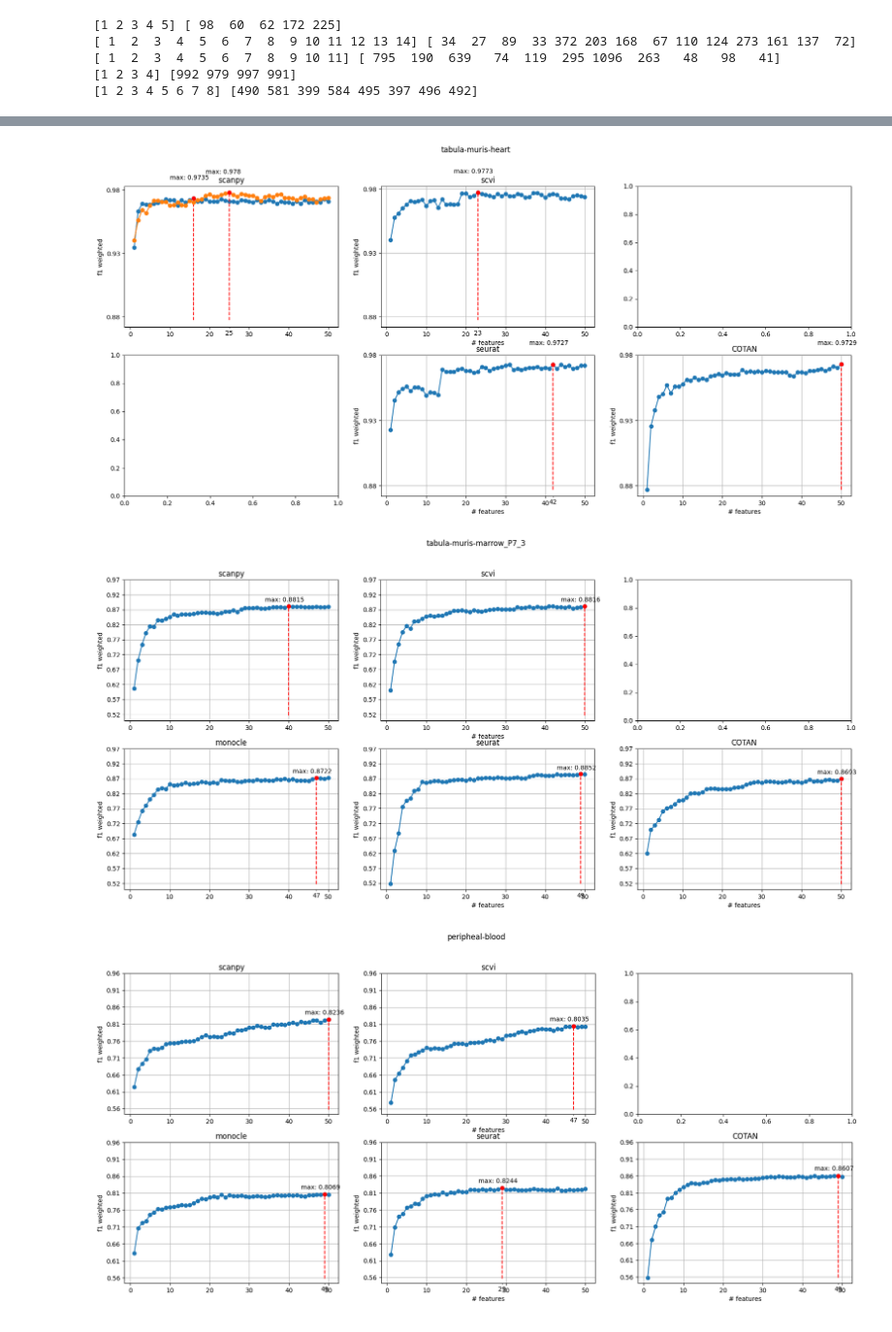
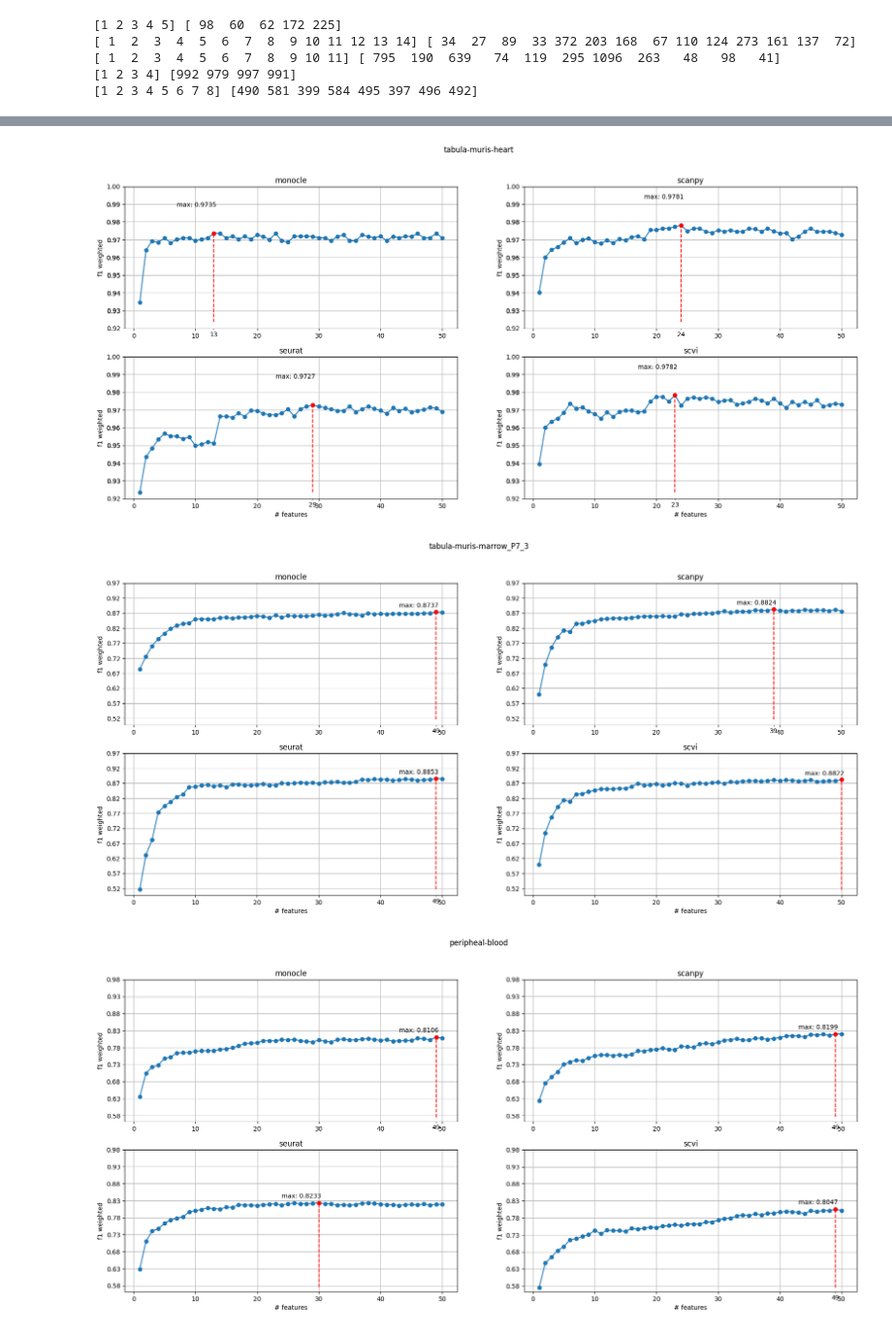
Before and after one commit to arcotan/single-cell-data-analysis, a Jupyter notebook: classifier/classifier.ipynb, the cells around one changed output, grey strips where cells are left out. Shown: that part at 97% size. Cells and saved outputs as stored; diff of their text form; code cells hidden in the pictures.

Commit message:
Revert "All datasets done"
This reverts commit b40c8efa5b248a50d1c1a7c2b059561c8ee21fc4.

```diff
--- a/classifier/classifier.ipynb
+++ b/classifier/classifier.ipynb
@@ -210,14 +210,14 @@ import pickle, os
 scores = {}
 for dataset in datasets:
     print('Started {}'.format(dataset), file=sys.stderr)
-    if os.path.exists(scores_path[dataset]) and not force:
+    if os.path.exists(scores_path[dataset]):
         print('Loading scores for {}'.format(dataset), file=sys.stderr)
         with open(scores_path[dataset], 'rb') as handle:
             scores[dataset] = pickle.load(handle)
     else:
         print('Computing scores for {}'.format(dataset), file=sys.stderr)
         scores2 = {}
-        scores3 = Parallel(n_jobs=len(tools[dataset]), prefer='threads')(delayed(process)(dataset, tool) for tool in tools[dataset])
+        scores3 = Parallel(n_jobs=len(tools[dataset]))(delayed(process)(dataset, tool) for tool in tools[dataset])
         for i, el in enumerate(scores3):
             scores2[list(el.keys())[0]] = el[list(el.keys())[0]]
         scores[dataset] = scores2
@@ -228,9 +228,9 @@ for dataset in datasets:
                     sumForI += (scores[dataset][tool][cluster]['scores'][i-1] * counts[dataset][j])
                 if tool not in scores[dataset]:
                     scores[dataset][tool] = {}
-                if 'mean' not in scores[dataset][tool]:
-                    scores[dataset][tool]['mean'] = []
-                scores[dataset][tool]['mean'].append(sumForI/np.sum(counts[dataset]))
+                if 'TotalMean' not in scores[dataset][tool]:
+                    scores[dataset][tool]['TotalMean'] = []
+                scores[dataset][tool]['TotalMean'].append(sumForI/np.sum(counts[dataset]))
         with open(scores_path[dataset], 'wb') as handle:
             pickle.dump(scores[dataset], handle, protocol=pickle.HIGHEST_PROTOCOL)
 # %% [output]
@@ -254,45 +254,44 @@ Loading scores for zheng-8
 # %%
 for dataset in datasets:
-    fig, ax = plt.subplots(2, 3, figsize=(21, 9))
+    fig, ax = plt.subplots(2, 2, figsize=(21, 9))
     fig.suptitle(dataset)
     # min value for the dataset
-    min_val = np.min([np.min(scores[dataset][tool]['mean']) for tool in tools[dataset]])
-    max_val = np.max([np.max(scores[dataset][tool]['mean']) for tool in tools[dataset]])
-    for j, tool in enumerate(tools[dataset]):
-        i = 1-j%2 if i < 5 else 2
-        max_i = np.argmax(scores[dataset][tool]['mean'])
-        second_max = np.argsort(scores[dataset][tool]['mean'])[-2]
+    min_val = np.min([np.min(scores[dataset][tool]['TotalMean']) for tool in tools[dataset]])
+    max_val = np.max([np.max(scores[dataset][tool]['TotalMean']) for tool in tools[dataset]])
+    for i, tool in enumerate(tools[dataset]):
+        max_i = np.argmax(scores[dataset][tool]['TotalMean'])
+        second_max = np.argsort(scores[dataset][tool]['TotalMean'])[-2]
 
-        ax[i%2, j//2].plot([i for i in range(step, n_markers+step, step)], scores[dataset][tool]['mean'], marker='o')
+        ax[i//2, i%2].plot([i for i in range(step, n_markers+step, step)], scores[dataset][tool]['TotalMean'], marker='o')
 
         # print max max in red
-        ax[i%2, j//2].plot([max_i+1], [scores[dataset][tool]['mean'][max_i]], marker='o', color='red')
+        ax[i//2, i%2].plot([max_i+1], [scores[dataset][tool]['TotalMean'][max_i]], marker='o', color='red')
 
         # print second max in green
         # ax[i//2, i%2].plot([second_max+1], [scores[dataset][tool]['TotalMean'][second_max]], marker='o', color='green')
 
         # annotation for max
-        ax[i%2, j//2].annotate('max: {}'.format(round(scores[dataset][tool]['mean'][max_i], 4)), xy=(max_i+1, scores[dataset][tool]['mean'][max_i]), xytext=(max_i-5, scores[dataset][tool]['mean'][max_i]+0.015))
+        ax[i//2, i%2].annotate('max: {}'.format(round(scores[dataset][tool]['TotalMean'][max_i], 4)), xy=(max_i+1, scores[dataset][tool]['TotalMean'][max_i]), xytext=(max_i-5, scores[dataset][tool]['TotalMean'][max_i]+0.015))
 
         # annotation for second max
         # ax[i//2, i%2].annotate('2nd max: {}'.format(round(scores[dataset][tool]['TotalMean'][second_max], 3)), xy=(second_max+1, scores[dataset][tool]['TotalMean'][second_max]), xytext=(second_max+1, scores[dataset][tool]['TotalMean'][second_max]-0.02), arrowprops=dict(facecolor='black', shrink=0.05))
-        ax[i%2, j//2].set_ylabel("f1 weighted")
+        ax[i//2, i%2].set_ylabel("f1 weighted")
 
         # Only last two plots have x label (it's the same for all)
-        if (j>1):
-            ax[i%2, j//2].set_xlabel("# features")
+        if (i>1):
+            ax[i//2, i%2].set_xlabel("# features")
         # print x tick for max
-        ax[i%2, j//2].plot([max_i+1, max_i+1], [min_val, scores[dataset][tool]['mean'][max_i]], linestyle='--', color='red')
+        ax[i//2, i%2].plot([max_i+1, max_i+1], [min_val, scores[dataset][tool]['TotalMean'][max_i]], linestyle='--', color='red')
         # ax[i//2, i%2].plot([second_max+1, second_max+1], [min_val, max_val], linestyle='--', color='green')
-        ax[i%2, j//2].set_xticks([max_i+1], [max_i+1], minor=True)
+        ax[i//2, i%2].set_xticks([max_i+1], [max_i+1], minor=True)
         # Same scale for all plots
-        ax[i%2, j//2].set_yticks([round(i, 2) for i in np.arange(min_val, 1, (0.005 if min_val > 0.9 else 0.05))])
+        ax[i//2, i%2].set_yticks([round(i, 2) for i in np.arange(min_val, 1, (0.005 if min_val > 0.9 else 0.05))])
         # Set title
-        ax[i%2, j//2].set_title(tool)
-        ax[i%2, j//2].grid()
-        # plt.savefig('../results/{}/clf_plots.eps'.format(dataset))
-        # plt.savefig('../results/{}/clf_plots.png'.format(dataset))
+        ax[i//2, i%2].set_title(tool)
+        ax[i//2, i%2].grid()
+        plt.savefig('../results/{}/clf_plots.eps'.format(dataset))
+        plt.savefig('../results/{}/clf_plots.png'.format(dataset))
 # %% [output]
-[figure, old version]
+[figure, new version]
-[figure, old version]
+[figure, new version]
-[figure, old version]
+[figure, new version]
```
Also changed, not shown: parts of 6 cells of this notebook, 48 other files.
